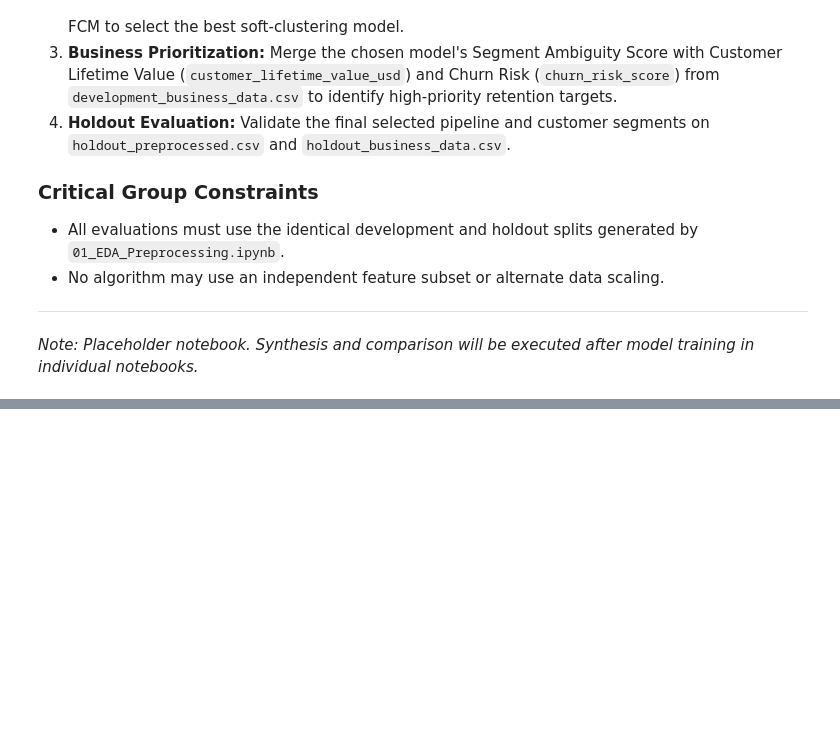
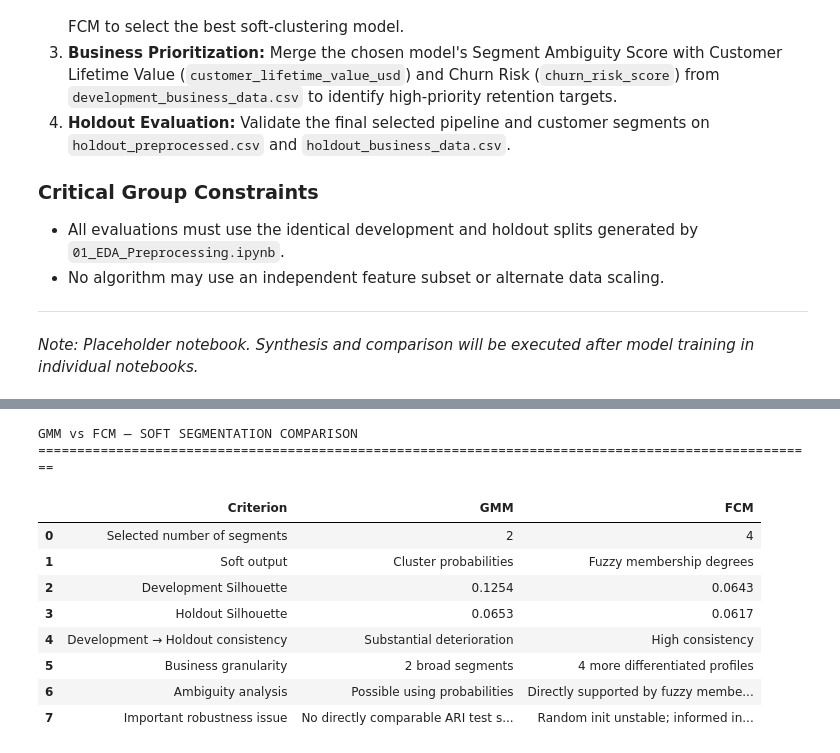
Before and after one commit to ashi00112/soft-ecommerce-customer-segmentation, a Jupyter notebook: notebooks/06_Model_Comparison.ipynb, the cells around one changed output, grey strips where cells are left out. Cells and saved outputs as stored; diff of their text form; code cells hidden in the pictures; blank space fills up the shorter version.

```diff
--- a/notebooks/06_Model_Comparison.ipynb
+++ b/notebooks/06_Model_Comparison.ipynb
@@ -42,0 +1777,64 @@ print("Processed data dir:", PROCESSED_DATA_DIR)
+# %%
+# ============================================================
+# Cell 21 — GMM vs FCM Soft-Segmentation Comparison
+# ============================================================
+
+soft_model_comparison = pd.DataFrame([
+    {
+        "Criterion": "Selected number of segments",
+        "GMM": "2",
+        "FCM": "4"
+    },
+    {
+        "Criterion": "Soft output",
+        "GMM": "Cluster probabilities",
+        "FCM": "Fuzzy membership degrees"
+    },
+    {
+        "Criterion": "Development Silhouette",
+        "GMM": "0.1254",
+        "FCM": "0.0643"
+    },
+    {
+        "Criterion": "Holdout Silhouette",
+        "GMM": "0.0653",
+        "FCM": "0.0617"
+    },
+    {
+        "Criterion": "Development → Holdout consistency",
+        "GMM": "Substantial deterioration",
+        "FCM": "High consistency"
+    },
+    {
+        "Criterion": "Business granularity",
+        "GMM": "2 broad segments",
+        "FCM": "4 more differentiated profiles"
+    },
+    {
+        "Criterion": "Ambiguity analysis",
+        "GMM": "Possible using probabilities",
+        "FCM": "Directly supported by fuzzy memberships"
+    },
+    {
+        "Criterion": "Important robustness issue",
+        "GMM": "No directly comparable ARI test saved",
+        "FCM": "Random init unstable; informed init locally robust"
+    }
+])
+
+print("GMM vs FCM — SOFT SEGMENTATION COMPARISON")
+print("=" * 100)
+
+ipy_display(soft_model_comparison)
+# %% [output]
+GMM vs FCM — SOFT SEGMENTATION COMPARISON
+====================================================================================================
+|  | Criterion | GMM | FCM |
+| 0 | Selected number of segments | 2 | 4 |
+| 1 | Soft output | Cluster probabilities | Fuzzy membership degrees |
+| 2 | Development Silhouette | 0.1254 | 0.0643 |
+| 3 | Holdout Silhouette | 0.0653 | 0.0617 |
+| 4 | Development → Holdout consistency | Substantial deterioration | High consistency |
+| 5 | Business granularity | 2 broad segments | 4 more differentiated profiles |
+| 6 | Ambiguity analysis | Possible using probabilities | Directly supported by fuzzy membe... |
+| 7 | Important robustness issue | No directly comparable ARI test s... | Random init unstable; informed in... |
```
Also changed, not shown: parts of 23 cells of this notebook, 2 other files.
